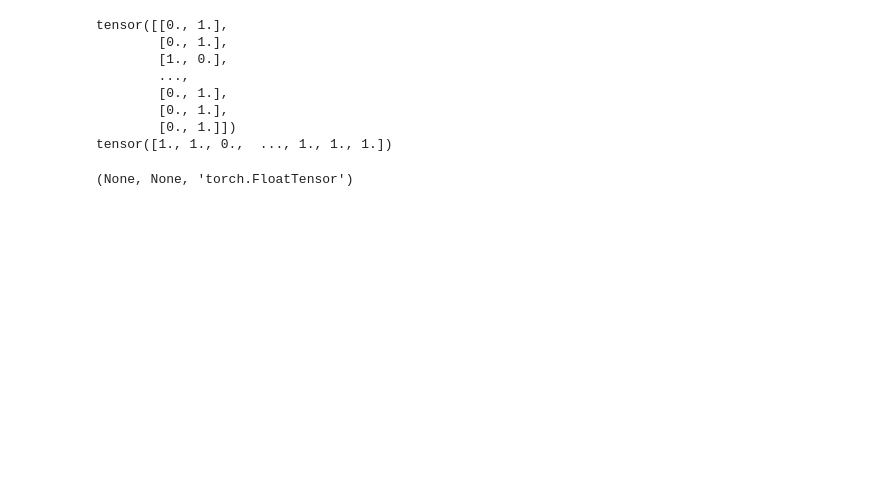
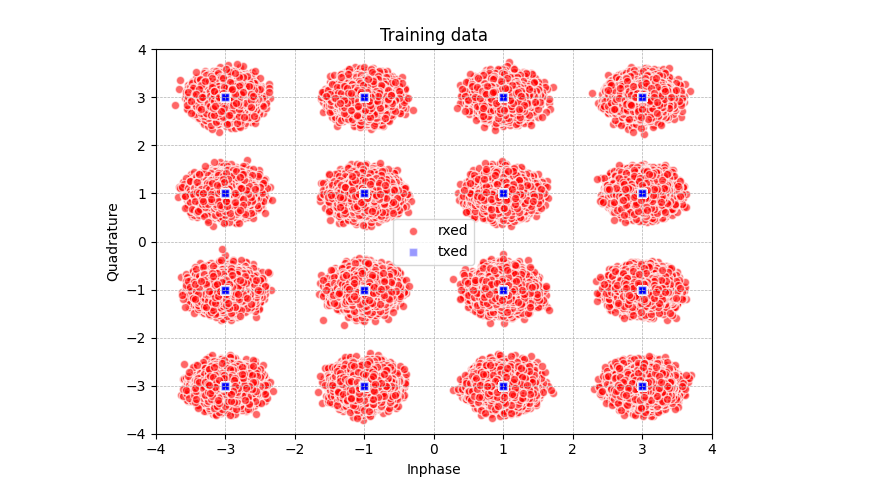
Before and after one commit to SAYildirim/dnn-comms, a Jupyter notebook: demodulator.ipynb, the cells around one changed output. Saved outputs shown, nothing was run; the diff lists cells and outputs as text; code cells hidden in the pictures; blank space fills up the shorter version.

```diff
--- a/demodulator.ipynb
+++ b/demodulator.ipynb
@@ -175,12 +3,23 @@ Epoch 11/100  Loss 0.0339  Test Acc 83.83%
-# %%
-print(preds[10:]), print(preds[:,1][10:]), preds.type()
-# %% [output]
-tensor([[0., 1.],
-        [0., 1.],
-        [1., 0.],
-        ...,
-        [0., 1.],
-        [0., 1.],
-        [0., 1.]])
-tensor([1., 1., 0.,  ..., 1., 1., 1.])
-(None, None, 'torch.FloatTensor')
+# %%
+import numpy as np
+import sys
+import torch
+import torch.nn as nn
+import torch.optim as optim
+from torch.optim.lr_scheduler import ReduceLROnPlateau, CyclicLR
+from torch.utils.data import TensorDataset, DataLoader
+import matplotlib.pyplot as plt
+from scipy.special import erfc
+
+# ---------- Parameters ----------
+M = int(16)                 # modulation order
+n_symbols = int(1e6)        # total symbols to generate
+train_frac = 0.85           # fraction for training
+valid_frac = 0.05           # fraction for validation
+snr_db_train = 20.0         # training SNR in dB (Eb/N0-like)
+snr_db_test = np.arange(start=-4,stop=12, step = 2) # range of testing SNR in dB
+batch_size = 64
+n_epochs = 30
+lr = 1e-3                   # learning rate
+mod_type = 'qam'
+device = torch.device("cuda" if torch.cuda.is_available() else "cpu")
@@ -186,0 +164,18 @@ tensor([1., 1., 0.,  ..., 1., 1., 1.])
+# %%
+fig, ax = plt.subplots()
+I, Q = symbols_iq[:n_train][:,0], symbols_iq[:n_train][:,1]
+ax.scatter(train_x[:,0], train_x[:,1], c='red', label='rxed', alpha=0.6,
+           edgecolor='white')
+ax.scatter(I, Q, c='blue',marker='s',label='txed',alpha=0.4,edgecolor='white')
+ax_lim = np.ceil(1.1*np.max([I, Q]))
+plt.ylim(-ax_lim, ax_lim)
+plt.xlim(-ax_lim, ax_lim)
+plt.title('Training data')
+plt.xlabel('Inphase')
+plt.ylabel('Quadrature')
+plt.legend(loc="center")
+plt.grid(True, which='both', linestyle='--', linewidth=0.5)
+plt.tight_layout()
+plt.show()
+# %% [output]
+[figure, added]
```
Also changed, not shown: parts of 6 cells of this notebook.
